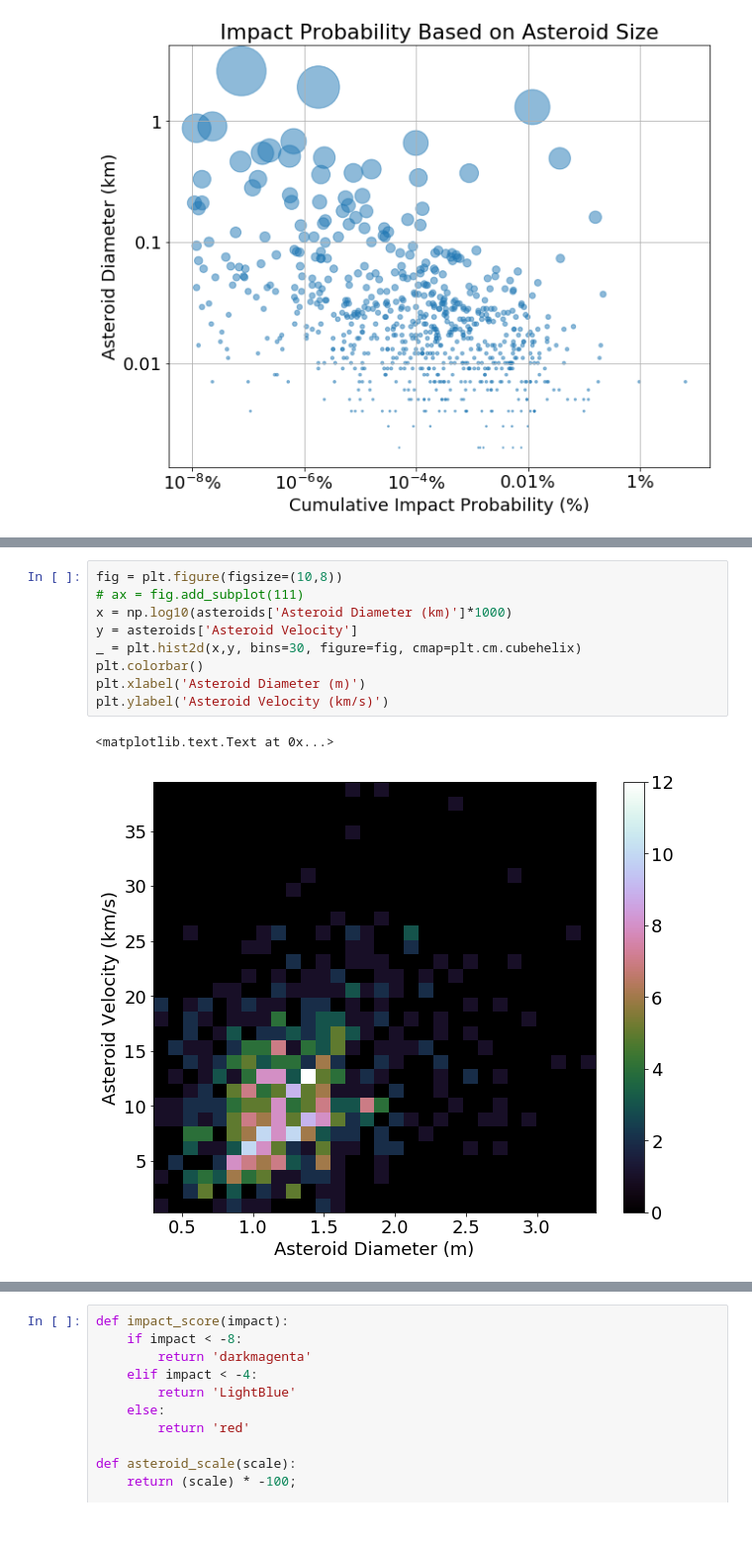
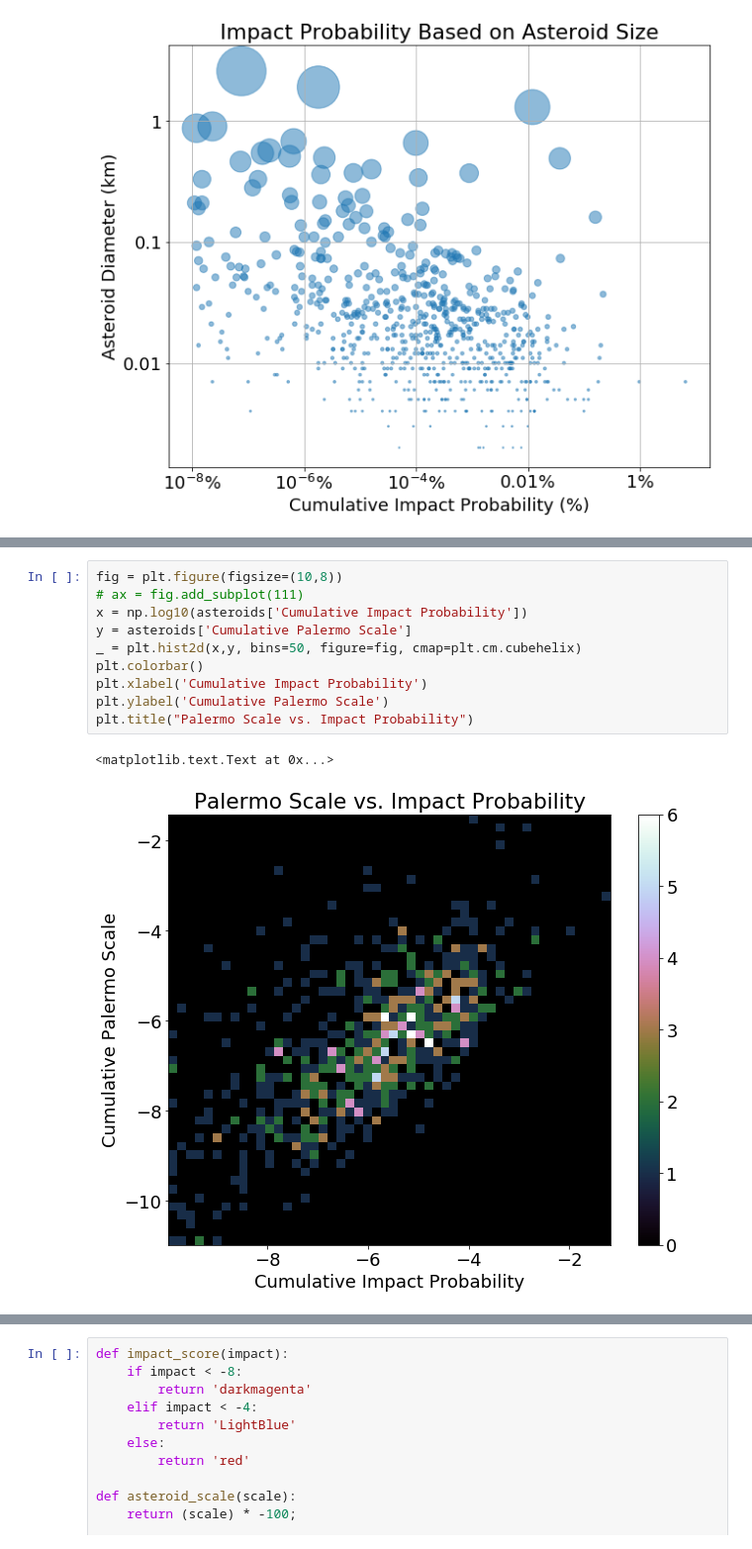
Before and after one commit to fcoba/Project-1, a Jupyter notebook: Project_1.ipynb, the cells around one changed output, grey strips where cells are left out. Shown at 99% size. Cells and saved outputs as stored; diff of their text form.

Commit message:
Added final descriptions to plots in notebook.

```diff
--- a/Project_1.ipynb
+++ b/Project_1.ipynb
@@ -301,12 +292,13 @@ ax.grid()
 # %%
 fig = plt.figure(figsize=(10,8))
 # ax = fig.add_subplot(111)
-x = np.log10(asteroids['Asteroid Diameter (km)']*1000)
-y = asteroids['Asteroid Velocity']
-_ = plt.hist2d(x,y, bins=30, figure=fig, cmap=plt.cm.cubehelix)
+x = np.log10(asteroids['Cumulative Impact Probability'])
+y = asteroids['Cumulative Palermo Scale']
+_ = plt.hist2d(x,y, bins=50, figure=fig, cmap=plt.cm.cubehelix)
 plt.colorbar()
-plt.xlabel('Asteroid Diameter (m)')
-plt.ylabel('Asteroid Velocity (km/s)')
+plt.xlabel('Cumulative Impact Probability')
+plt.ylabel('Cumulative Palermo Scale')
+plt.title("Palermo Scale vs. Impact Probability")
 # %% [output]
 <matplotlib.text.Text at 0x...>
-[figure, old version]
+[figure, new version]
```
Also changed, not shown: parts of 9 cells of this notebook.
